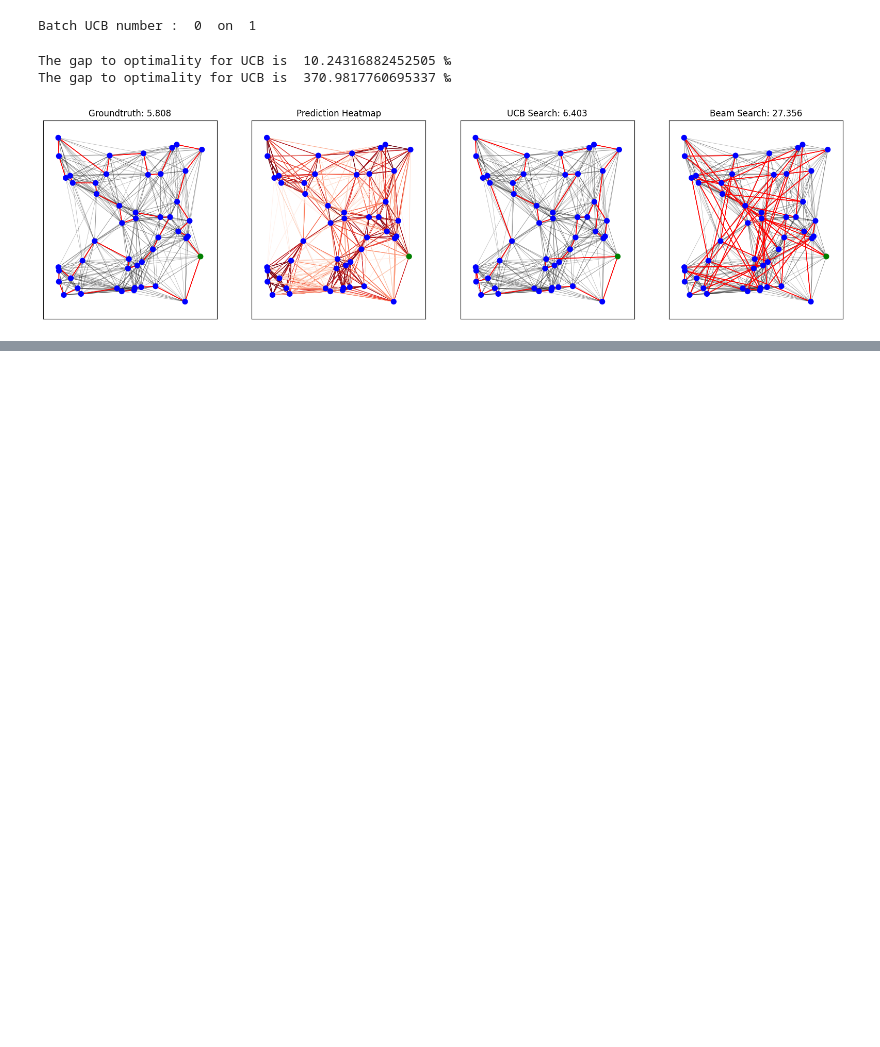
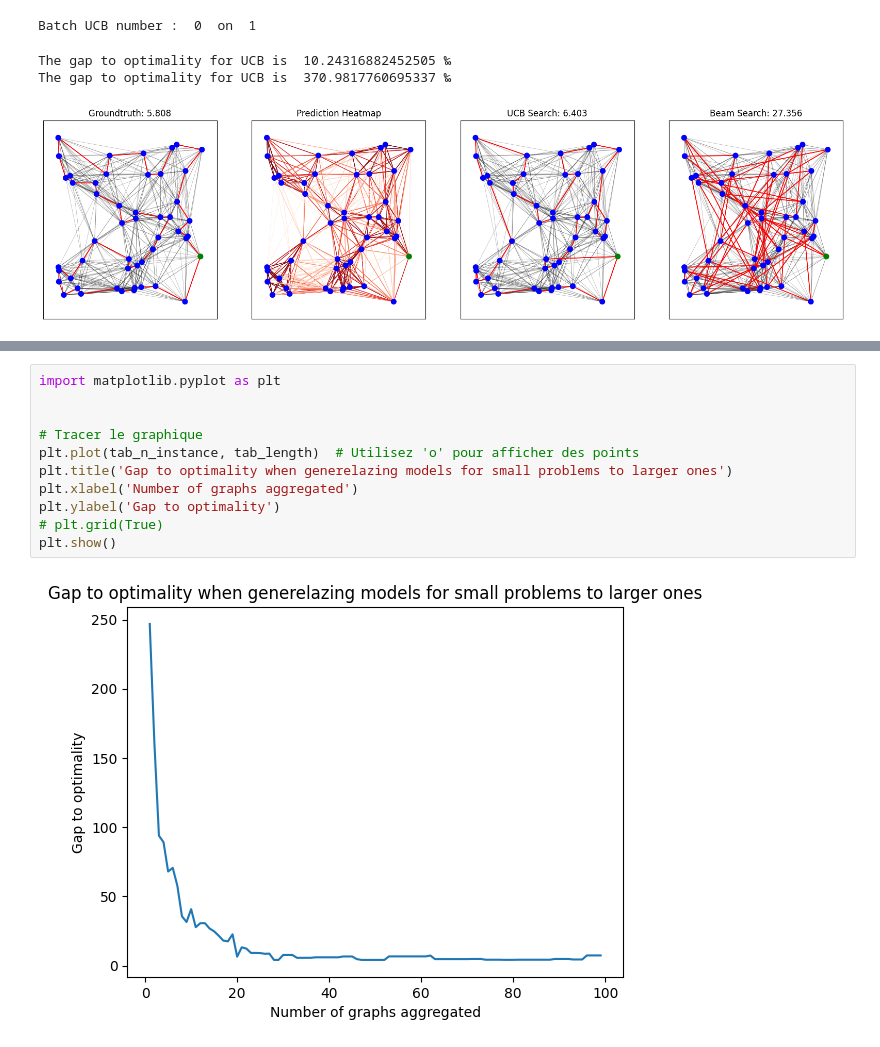
Before and after one commit to ElSacho/GNN-For-Salesman-Problem, a Jupyter notebook: run_transfer20.ipynb, the cells around one changed output, grey strips where cells are left out. Drawn from its saved outputs; the diff is of its cells as text; blank space fills up the shorter version.

```diff
--- a/run_transfer20.ipynb
+++ b/run_transfer20.ipynb
@@ -986,0 +1205,13 @@ The gap to optimality for UCB is  370.9817760695337 ‰
+# %%
+import matplotlib.pyplot as plt
+
+
+# Tracer le graphique
+plt.plot(tab_n_instance, tab_length)  # Utilisez 'o' pour afficher des points
+plt.title('Gap to optimality when generelazing models for small problems to larger ones')
+plt.xlabel('Number of graphs aggregated')
+plt.ylabel('Gap to optimality')
+# plt.grid(True)
+plt.show()
+# %% [output]
+[figure, added]
```
Also changed, not shown: parts of 8 cells of this notebook, 5 other files.
